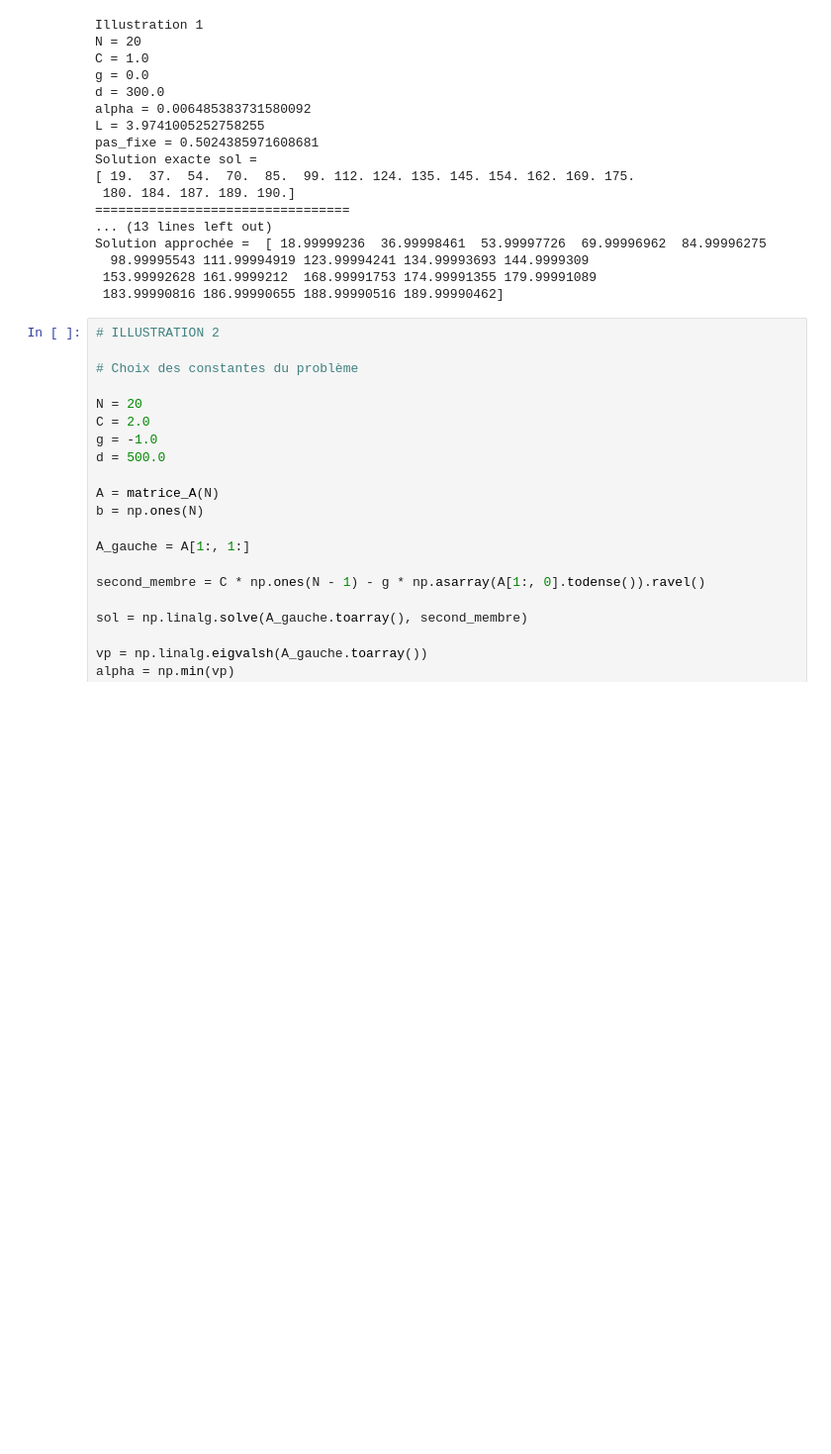
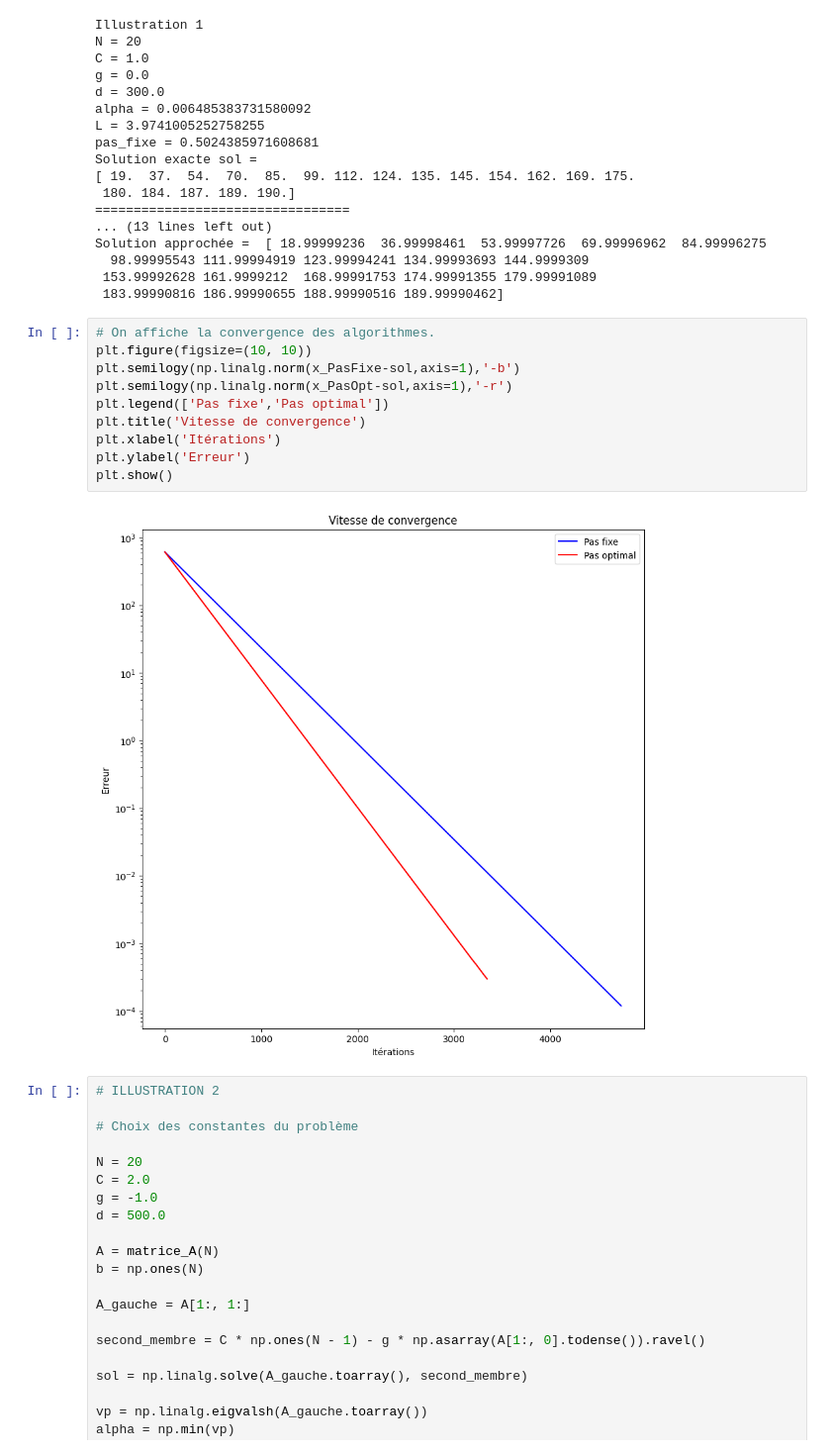
Before and after one commit to mynick12/Projet_opti, a Jupyter notebook: Multi-contraintes_Goudenege_corrected.ipynb, the cells around one changed output. Shown at 99% size. Drawn from its saved outputs; the diff is of its cells as text; blank space fills up the shorter version.

Commit message:
added missing graph in Question 11.

```diff
--- a/Multi-contraintes_Goudenege_corrected.ipynb
+++ b/Multi-contraintes_Goudenege_corrected.ipynb
@@ -838,6 +838,18 @@ Solution approchée =  [ 18.99999236  36.99998461  53.99997726  69.99996962  84.
   98.99995543 111.99994919 123.99994241 134.99993693 144.9999309
  153.99992628 161.9999212  168.99991753 174.99991355 179.99991089
  183.99990816 186.99990655 188.99990516 189.99990462]
+# %%
+# On affiche la convergence des algorithmes.
+plt.figure(figsize=(10, 10))
+plt.semilogy(np.linalg.norm(x_PasFixe-sol,axis=1),'-b')
+plt.semilogy(np.linalg.norm(x_PasOpt-sol,axis=1),'-r')
+plt.legend(['Pas fixe','Pas optimal'])
+plt.title('Vitesse de convergence')
+plt.xlabel('Itérations')
+plt.ylabel('Erreur')
+plt.show()
+# %% [output]
+[figure, added]
 # %%
 # ILLUSTRATION 2
 
```
